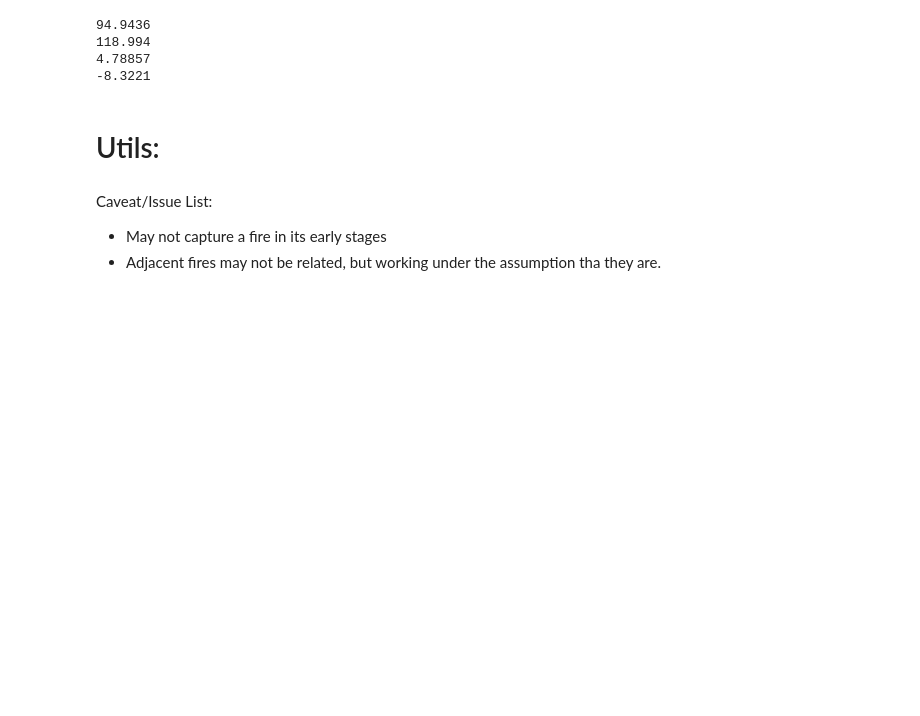
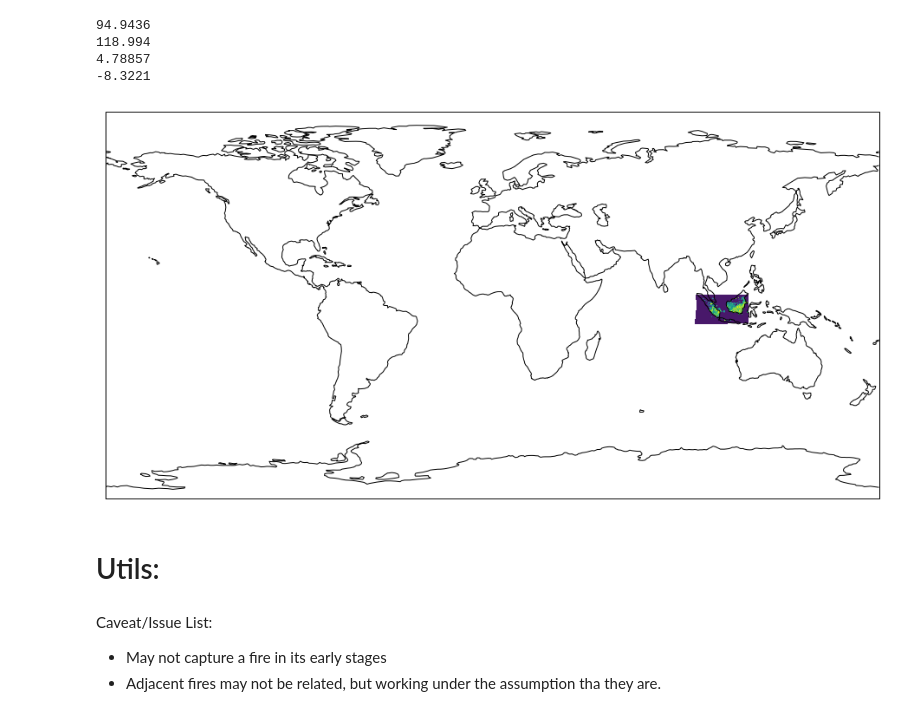
Before and after one commit to gridl/kcl-fire-aot, a Jupyter notebook: notebooks/Fire Type Identification V2.ipynb, the cells around one changed output. Cells and saved outputs as stored; diff of their text form; code cells hidden in the pictures; blank space fills up the shorter version.

```diff
--- a/notebooks/Fire Type Identification V2.ipynb
+++ b/notebooks/Fire Type Identification V2.ipynb
@@ -17,5 +24,6 @@ geostationary_lats, geostationary_lons = geo_read(geo_file)
 # %%
-fires_df = pd.read_pickle('/Users/danielfisher/Projects/kcl-fire-aot/data/Asia/processed/himawari/updated/frp_df.p')
+#fires_df = pd.read_pickle('/Users/danielfisher/Projects/kcl-fire-aot/data/Asia/processed/himawari/updated/frp_df.p')
+fires_df = pd.read_pickle('/Users/dnf/Projects/kcl-fire-aot/data/Asia/processed/himawari/updated/frp_df.p')
 # %%
 # spatial subset to ROI
 mask = ((fires_df.LATITUDE > -7) & (fires_df.LATITUDE < 4) &
@@ -95,33 +103,42 @@ print geostationary_lats[max_y, max_x]
 4.78857
 -8.3221
 # %%
+import cartopy.feature as cfeature
+
 plt.close('all')
 fig = plt.figure(figsize=(16, 12))
 
 lat_subset = geostationary_lats[2500:3200, 600:1600]
 lon_subset = geostationary_lons[2500:3200, 600:1600]
 
-img_extent = (lon_subset[0],
-              lon_subset[-1],
-              lat_subset[0],
-              lat_subset[-1])
+# img_extent = (lon_subset[0,0],
+#               lon_subset[-1,-1],
+#               lat_subset[-1,-1],
+#               lat_subset[0,0])
 
-ax = plt.axes(projection=ccrs.Geostationary(satellite_height=35786000))
+# ax = plt.axes(projection=ccrs.Geostationary(satellite_height=35793000))
 
-# set a margin around the data
-# ax.set_xmargin(0.05)
-# ax.set_ymargin(0.10)
+# # set a margin around the data
+# # ax.set_xmargin(0.05)
+# # ax.set_ymargin(0.10)
 
-# add the image. Because this image was a tif, the "origin" of the image is in the
-# upper left corner
-ax.imshow(plt_array[2500:3200, 600:1600], origin='upper', extent=img_extent, transform=ccrs.PlateCarree())
-ax.coastlines(resolution='50m', color='white', linewidth=1)
+# ax.imshow(plt_array[2500:3200, 600:1600], origin='upper', extent=img_extent, transform=ccrs.PlateCarree())
+# ax.coastlines()
+
+ax = plt.axes(projection=ccrs.PlateCarree())
+ax.set_global()
+ax.coastlines()
+
+ax.contourf(lon_subset, lat_subset, plt_array[2500:3200, 600:1600])  # didn't use transform, but looks ok...
+plt.show()
+
 
 # # mark a known place to help us geo-locate ourselves
-# ax.plot(-117.1625, 32.715, 'bo', markersize=7, transform=ccrs.Geodetic())
 # ax.text(-117, 33, 'San Diego', transform=ccrs.Geodetic())
 
 plt.show()
+# %% [output]
+[figure, added]
 # %%
 plt.figure(figsize=(16,12))
 plt.imshow(plt_array[2500:3200, 600:1600], cmap='tab20c', vmin=0)
```
Also changed, not shown: parts of 2 cells of this notebook, 1 other file.
